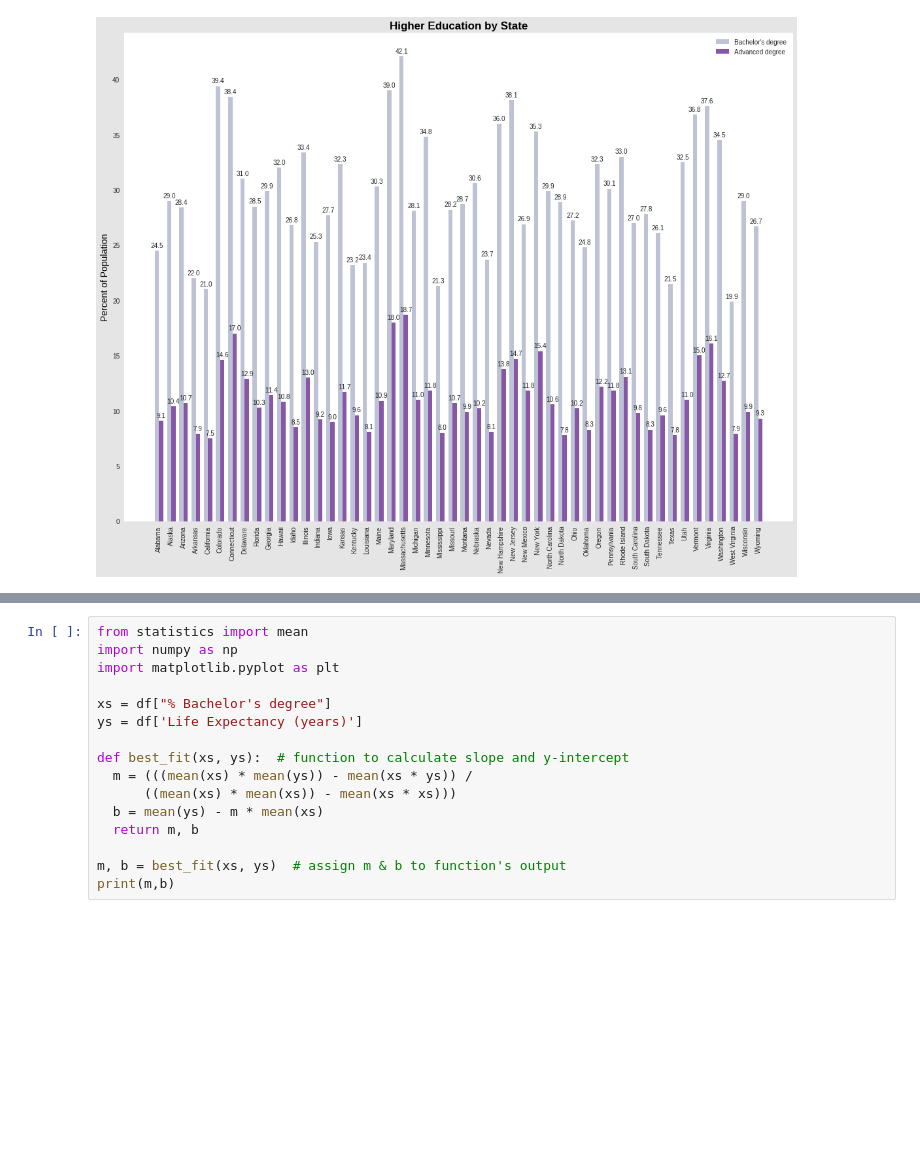
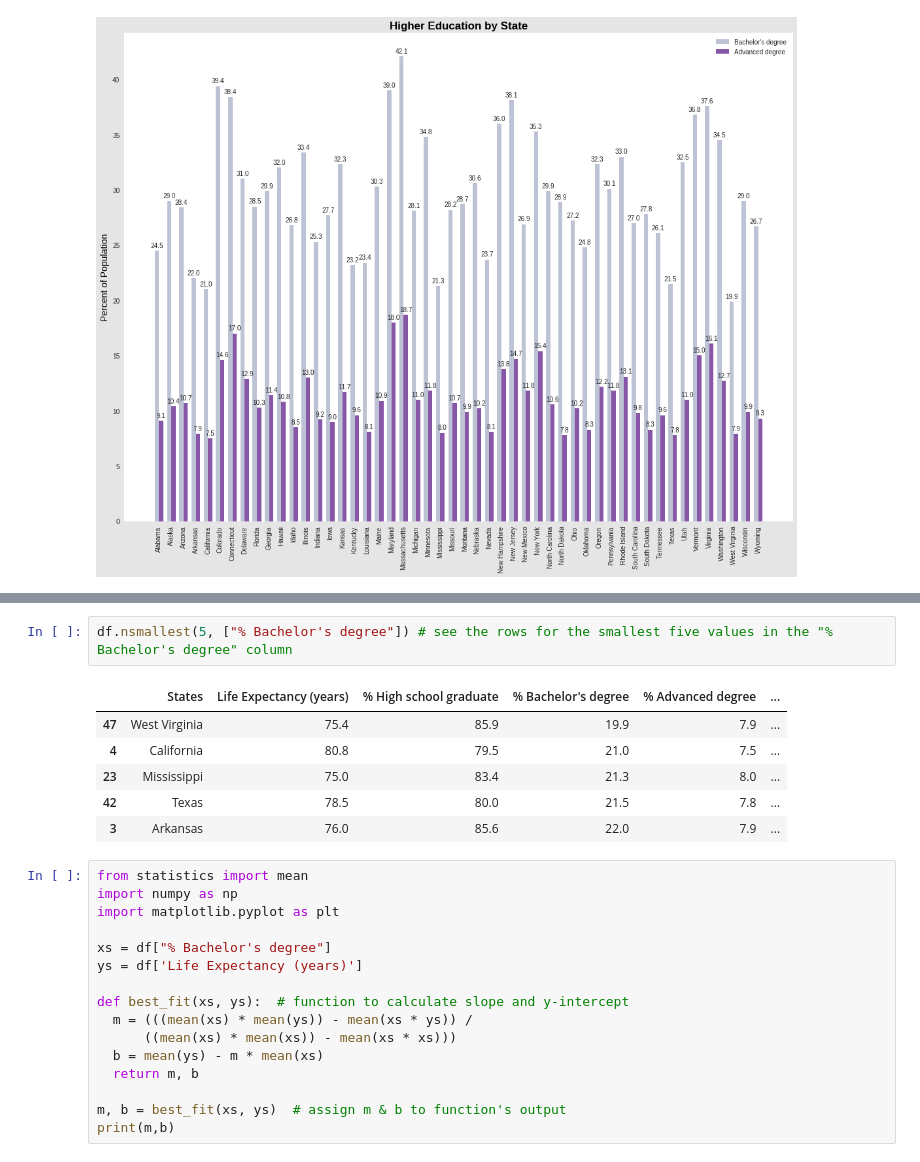
Before and after one commit to tatianaportsova/-Life-Expectancy.-USA-Project, a Jupyter notebook: Untitled3.ipynb, the cells around one changed output, grey strips where cells are left out. Saved outputs shown, nothing was run; the diff lists cells and outputs as text; blank space fills up the shorter version.

```diff
--- a/Untitled3.ipynb
+++ b/Untitled3.ipynb
@@ -251,3 +260,12 @@ plt.show()
+# %%
+df.nsmallest(5, ["% Bachelor's degree"]) # see the rows for the smallest five values in the "% Bachelor's degree" column
+# %% [output]
+|  | States | Life Expectancy (years) | % High school graduate | % Bachelor's degree | % Advanced degree | ... |
+| 47 | West Virginia | 75.4 | 85.9 | 19.9 | 7.9 | ... |
+| 4 | California | 80.8 | 79.5 | 21.0 | 7.5 | ... |
+| 23 | Mississippi | 75.0 | 83.4 | 21.3 | 8.0 | ... |
+| 42 | Texas | 78.5 | 80.0 | 21.5 | 7.8 | ... |
+| 3 | Arkansas | 76.0 | 85.6 | 22.0 | 7.9 | ... |
 # %%
 from statistics import mean
 import numpy as np
```
Also changed, not shown: parts of 3 cells of this notebook.
